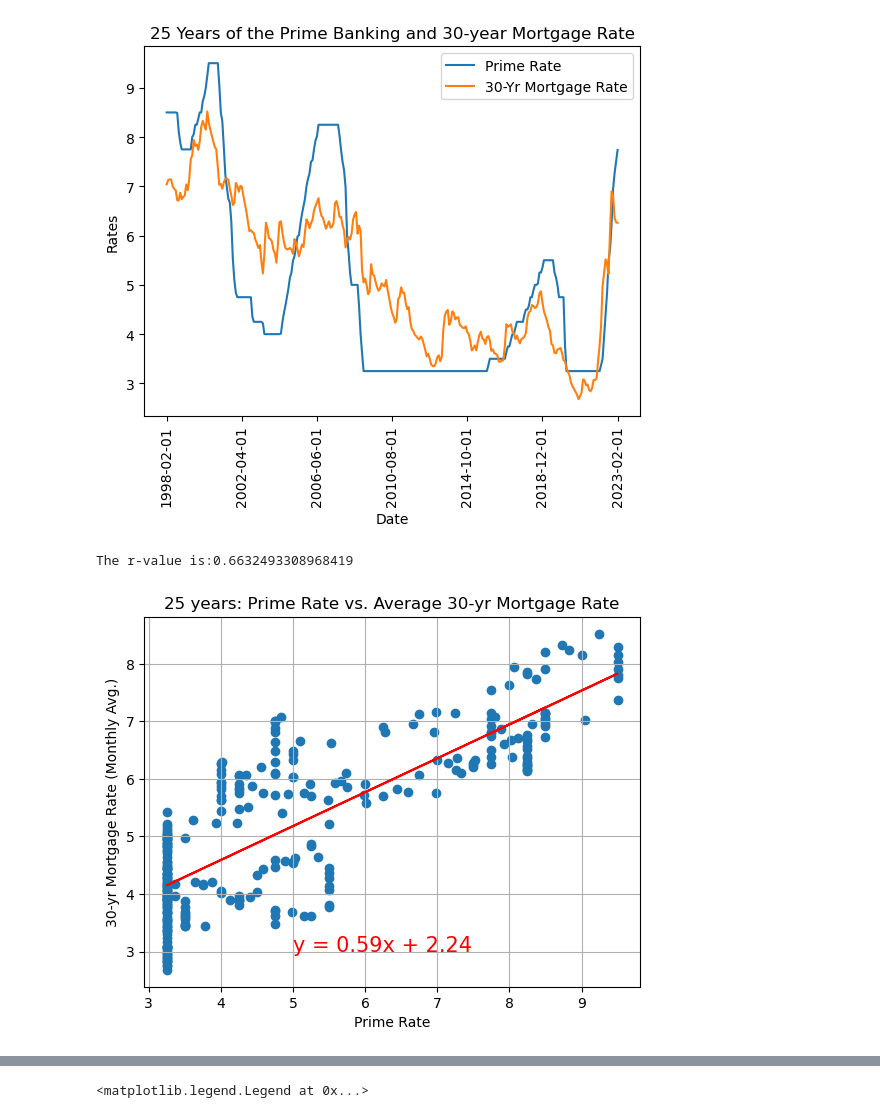
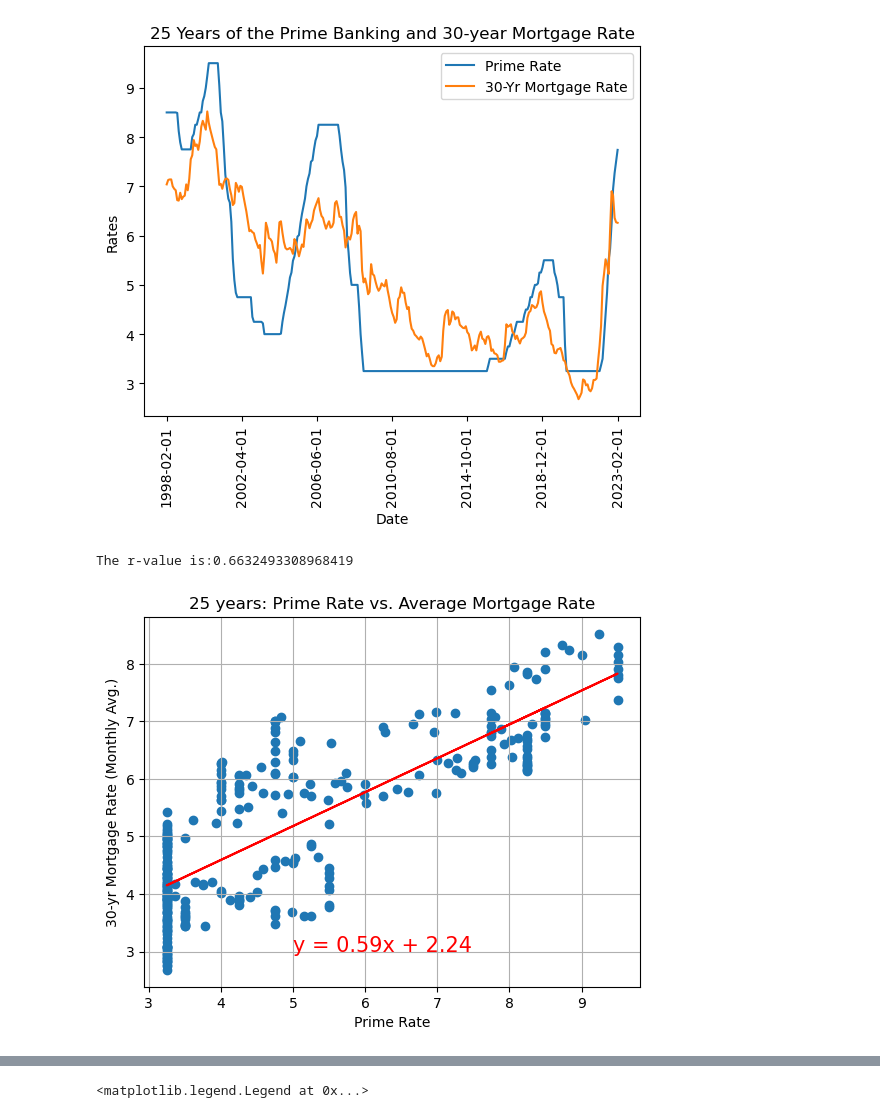
Before and after one commit to ceramicbull/Project-1-Repo, a Jupyter notebook: bens_analysis/Fred API.ipynb, the cells around one changed output, grey strips where cells are left out. Saved outputs shown, nothing was run; the diff lists cells and outputs as text; code cells hidden in the pictures.

```diff
--- a/bens_analysis/Fred API.ipynb
+++ b/bens_analysis/Fred API.ipynb
@@ -397,26 +397,26 @@ _25_line_plot.get_figure().savefig('25line.png', bbox_inches="tight", dpi=300)
 # %%
 #scatter plot to for 25 year correlation
 #convert data to float
 x_raw=_25year_df["Prime Rate"]
 x_val=x_raw.astype(float)
 y_raw=_25year_df["30-Yr Mortgage Rate"]
 y_val=y_raw.astype(float)
 #plot data
 plt.scatter(x_val, y_val)
 (slope, intercept, rvalue, pvalue, stderr) = linregress(x_val, y_val)
 prime_m30_regress=x_val*slope+intercept
 line_eq = "y = " + str(round(slope,2)) + "x + " + str(round(intercept,2))
 plt.plot(x_val,prime_m30_regress,"r-")
 plt.annotate(line_eq,(5,3),fontsize=15,color="red")
 plt.xlabel("Prime Rate")
 plt.ylabel("30-yr Mortgage Rate (Monthly Avg.)")
 plt.grid()
-plt.title("25 years: Prime Rate vs. Average 30-yr Mortgage Rate")
+plt.title("25 years: Prime Rate vs. Average Mortgage Rate")
 print(f'The r-value is:{rvalue*rvalue}')
 plt.savefig("25yrprimev30yr.png")
 # %% [output]
 The r-value is:0.6632493308968419
-[figure, old version]
+[figure, new version]
 # %%
 #prepare data for plotting
 #convert column names to series
```
Also changed, not shown: parts of 12 cells of this notebook, 14 other files.
